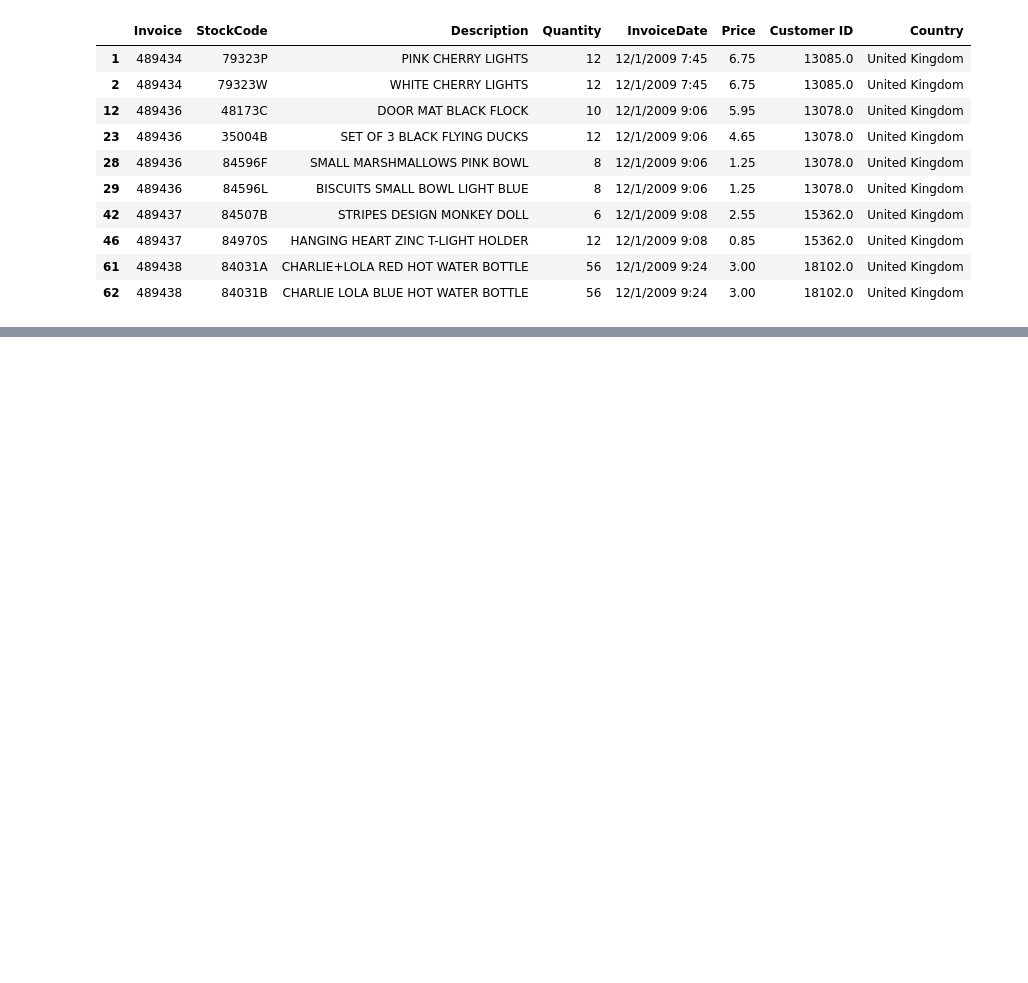
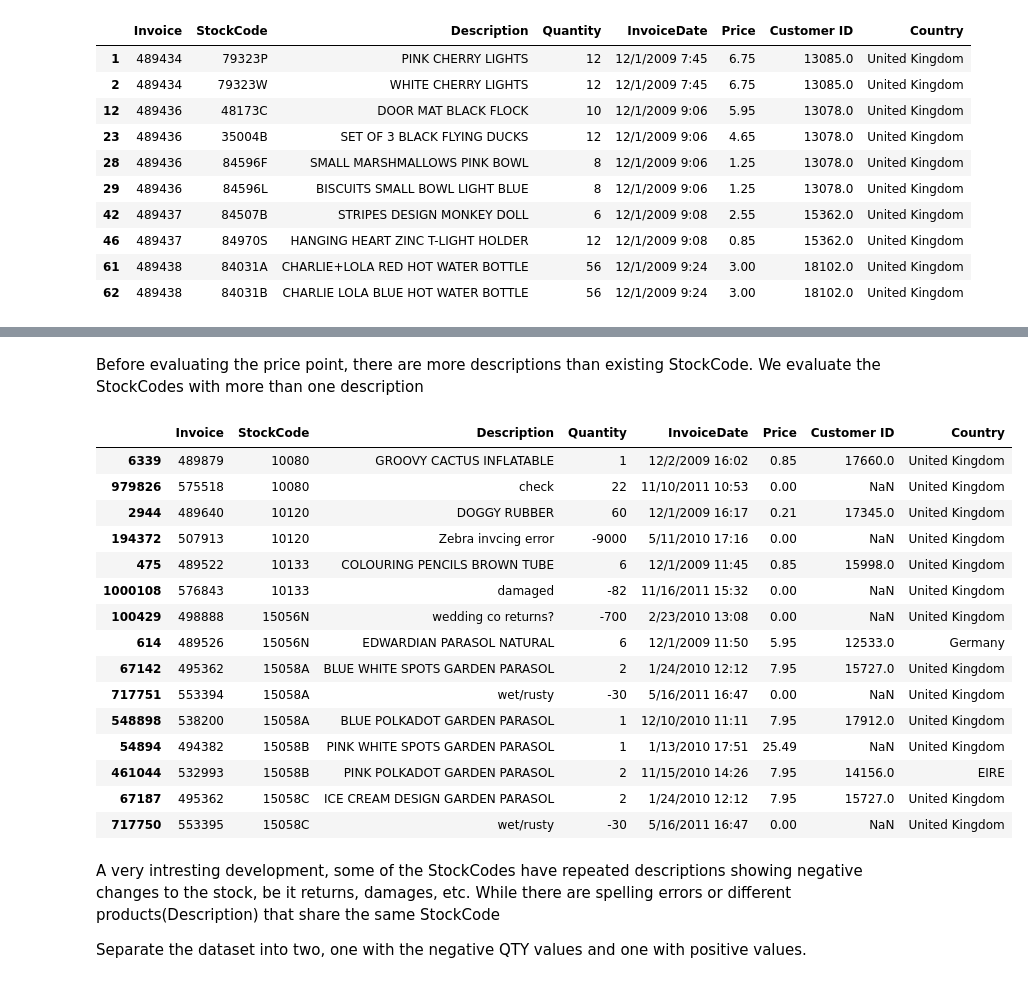
Before and after one commit to Kelvin-ndungu/Performance_pulse, a Jupyter notebook: playground/playground.ipynb, the cells around one changed output, grey strips where cells are left out. Saved outputs shown, nothing was run; the diff lists cells and outputs as text; code cells hidden in the pictures; blank space fills up the shorter version.

```diff
--- a/playground/playground.ipynb
+++ b/playground/playground.ipynb
@@ -141,0 +374,41 @@ dtype: int64
+# %% [markdown]
+Before evaluating the price point, there are more descriptions than existing StockCode. We evaluate the StockCodes with more than one description
+# %%
+#group the data using StockCodes, and declare the level of aggregation as unique description
+
+grouped = retail_data_filtered.groupby('StockCode').agg({'Description':'nunique'})
+
+#filter out StockCodes with more than one description
+multiple_descriptions = grouped[grouped['Description']>1].index
+
+#creating a subset of the data
+subset = retail_data_filtered[retail_data_filtered['StockCode'].isin(multiple_descriptions)]
+
+#dropping duplicates based on StockCode and Description
+
+subset = subset.drop_duplicates(subset=['StockCode', 'Description'])
+
+subset = subset.sort_values(by='StockCode')
+
+subset.head(15)
+# %% [output]
+|  | Invoice | StockCode | Description | Quantity | InvoiceDate | Price | Customer ID | Country |
+| 6339 | 489879 | 10080 | GROOVY CACTUS INFLATABLE | 1 | 12/2/2009 16:02 | 0.85 | 17660.0 | United Kingdom |
+| 979826 | 575518 | 10080 | check | 22 | 11/10/2011 10:53 | 0.00 | NaN | United Kingdom |
+| 2944 | 489640 | 10120 | DOGGY RUBBER | 60 | 12/1/2009 16:17 | 0.21 | 17345.0 | United Kingdom |
+| 194372 | 507913 | 10120 | Zebra invcing error | -9000 | 5/11/2010 17:16 | 0.00 | NaN | United Kingdom |
+| 475 | 489522 | 10133 | COLOURING PENCILS BROWN TUBE | 6 | 12/1/2009 11:45 | 0.85 | 15998.0 | United Kingdom |
+| 1000108 | 576843 | 10133 | damaged | -82 | 11/16/2011 15:32 | 0.00 | NaN | United Kingdom |
+| 100429 | 498888 | 15056N | wedding co returns? | -700 | 2/23/2010 13:08 | 0.00 | NaN | United Kingdom |
+| 614 | 489526 | 15056N | EDWARDIAN PARASOL NATURAL | 6 | 12/1/2009 11:50 | 5.95 | 12533.0 | Germany |
+| 67142 | 495362 | 15058A | BLUE WHITE SPOTS GARDEN PARASOL | 2 | 1/24/2010 12:12 | 7.95 | 15727.0 | United Kingdom |
+| 717751 | 553394 | 15058A | wet/rusty | -30 | 5/16/2011 16:47 | 0.00 | NaN | United Kingdom |
+| 548898 | 538200 | 15058A | BLUE POLKADOT GARDEN PARASOL | 1 | 12/10/2010 11:11 | 7.95 | 17912.0 | United Kingdom |
+| 54894 | 494382 | 15058B | PINK WHITE SPOTS GARDEN PARASOL | 1 | 1/13/2010 17:51 | 25.49 | NaN | United Kingdom |
+| 461044 | 532993 | 15058B | PINK POLKADOT GARDEN PARASOL | 2 | 11/15/2010 14:26 | 7.95 | 14156.0 | EIRE |
+| 67187 | 495362 | 15058C | ICE CREAM DESIGN GARDEN PARASOL | 2 | 1/24/2010 12:12 | 7.95 | 15727.0 | United Kingdom |
+| 717750 | 553395 | 15058C | wet/rusty | -30 | 5/16/2011 16:47 | 0.00 | NaN | United Kingdom |
+# %% [markdown]
+A very intresting development, some of the StockCodes have repeated descriptions showing negative changes to the stock, be it returns, damages, etc. While there are spelling errors or different products(Description) that share the same StockCode
+
+Separate the dataset into two, one with the negative QTY values and one with positive values.
```
Also changed, not shown: parts of 40 cells of this notebook, 1 other file.
